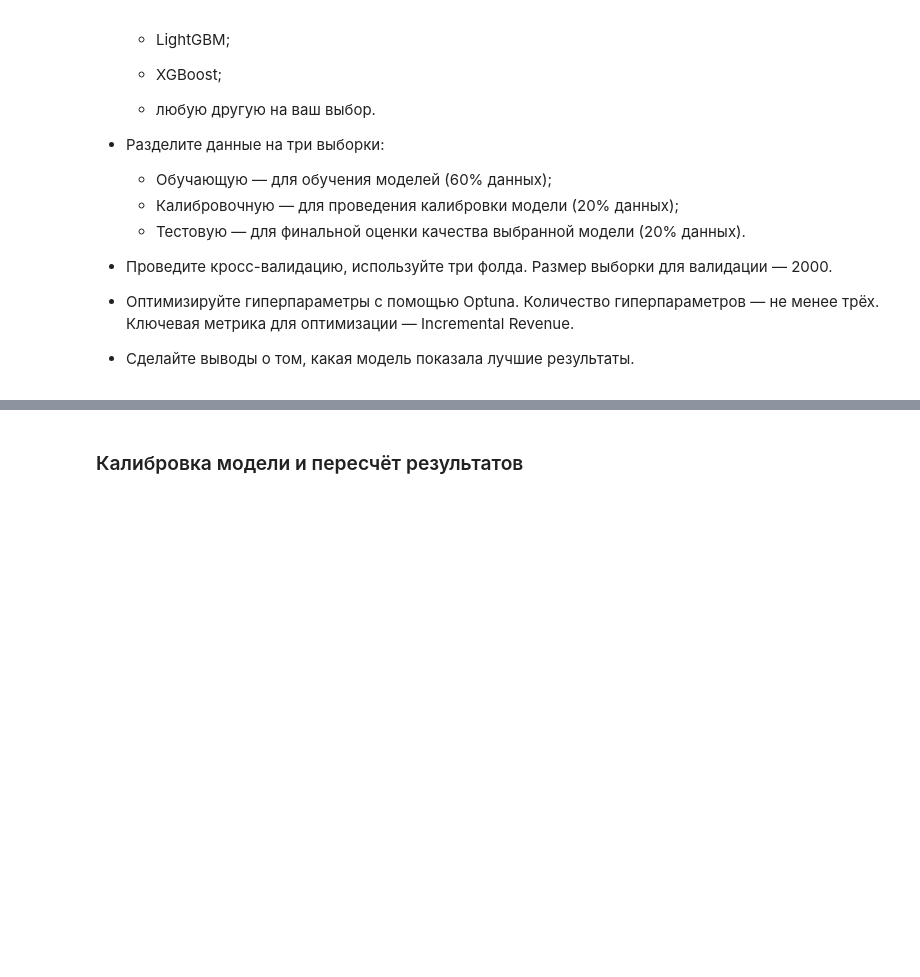
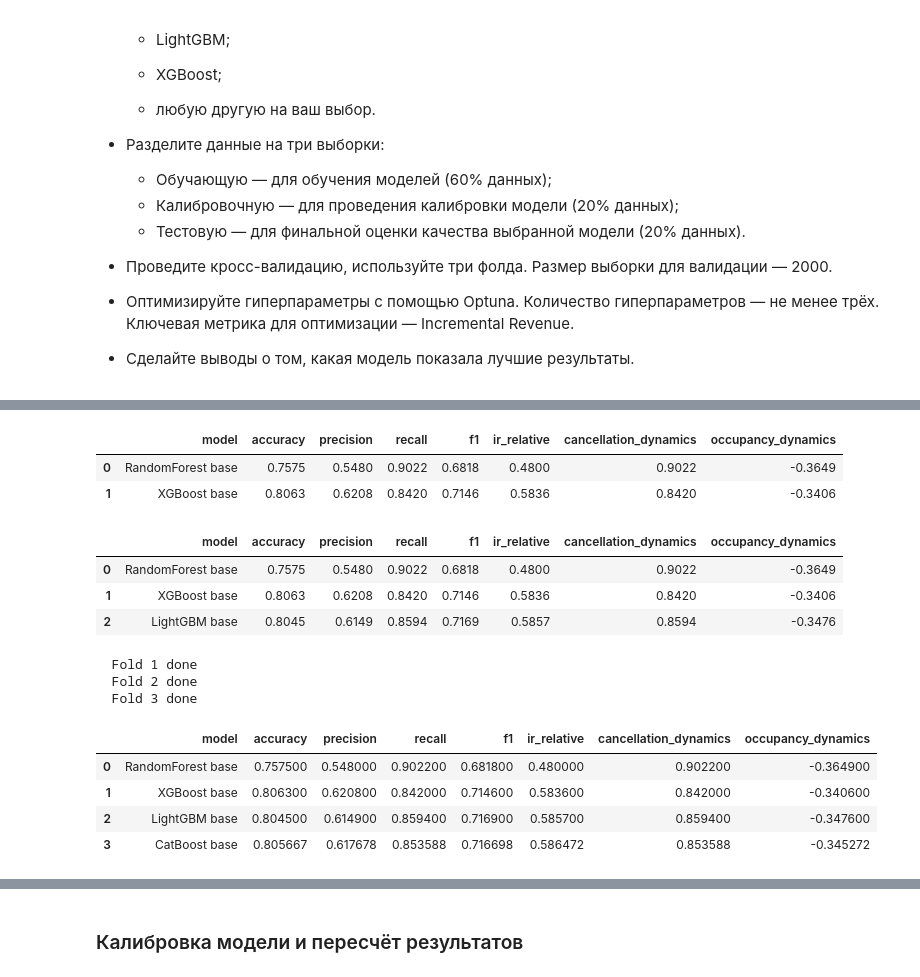
Before and after one commit to TemaQDX/project_module_04_urbanstay, a Jupyter notebook: project_module_04_urbanstay_Artem_Burov.ipynb, the cells around one changed output, grey strips where cells are left out. Saved outputs shown, nothing was run; the diff lists cells and outputs as text; code cells hidden in the pictures; blank space fills up the shorter version.

Commit message:
fit baseline

```diff
--- a/project_module_04_urbanstay_Artem_Burov.ipynb
+++ b/project_module_04_urbanstay_Artem_Burov.ipynb
@@ -1810,7 +1891,7 @@ print(f"Итоговое число признаков: {df_hotel.shape[1]}")
 # ============================================================
 
 def _ir_relative(y_true, y_pred):
-    return incremental_revenue(y_true, y_pred)[1]
+    return incremental_revenue(y_true, y_pred)[0]
 
 def _cancellation_dynamics(y_true, y_pred):
     return cancellation_dynamics(y_true, y_pred)[0]
@@ -1837,4 +1920,8 @@ scorers = {
 # %%
+# В качестве базовых выбираем 4 модели на основе вешающих деревьев: RandomForest, XGBoost, LightGBM, CatBoost
+# ===========================================================================================================
+
+
 # 1. Random  Forest
 
  # Преобразование категориальных признаков One Hot Encoder
@@ -1857,6 +1944,7 @@ model_rfc_base = RandomForestClassifier(
     n_estimators=200,
     max_depth=7,
     min_samples_leaf=10,
+    class_weight = 'balanced',
     max_features='sqrt',
     bootstrap=True,
     n_jobs=-1,
@@ -1936,0 +2013,19 @@ print(f"Сумма: {train_val_size + calib_size + test_size}")
+# %%
+# Кросс-валидация базовой модели XGBoost
+# ---------------------------------------------------------
+cv_results_xgboost_base = cross_validate(
+    estimator=model_xgboost_base,
+    X=X_train_val,
+    y=y_train_val,
+    cv=cv,
+    scoring=scorers,
+    return_train_score=False,
+    n_jobs=-1
+)
+
+df_cv_results = update_metrics_df(metrics_dict=cv_results_xgboost_base, model_name='XGBoost base', df_in=df_cv_results)
+df_cv_results
+# %% [output]
+|  | model | accuracy | precision | recall | f1 | ir_relative | cancellation_dynamics | occupancy_dynamics |
+| 0 | RandomForest base | 0.7575 | 0.5480 | 0.9022 | 0.6818 | 0.4800 | 0.9022 | -0.3649 |
+| 1 | XGBoost base | 0.8063 | 0.6208 | 0.8420 | 0.7146 | 0.5836 | 0.8420 | -0.3406 |
@@ -1936,0 +2049,30 @@ print(f"Сумма: {train_val_size + calib_size + test_size}")
+# %%
+# Кросс-валидация базовой модели LightGBM
+# ---------------------------------------------------------
+cv_results_lightgbm_base = cross_validate(
+    estimator=model_lightgbm_base,
+    X=X_train_val,
+    y=y_train_val,
+    cv=cv,
+    scoring=scorers,
+    return_train_score=False,
+    n_jobs=-1
+)
+
+df_cv_results = update_metrics_df(metrics_dict=cv_results_lightgbm_base, model_name='LightGBM base', df_in=df_cv_results)
+df_cv_results
+# %% [output]
+|  | model | accuracy | precision | recall | f1 | ir_relative | cancellation_dynamics | occupancy_dynamics |
+| 0 | RandomForest base | 0.7575 | 0.5480 | 0.9022 | 0.6818 | 0.4800 | 0.9022 | -0.3649 |
+| 1 | XGBoost base | 0.8063 | 0.6208 | 0.8420 | 0.7146 | 0.5836 | 0.8420 | -0.3406 |
+| 2 | LightGBM base | 0.8045 | 0.6149 | 0.8594 | 0.7169 | 0.5857 | 0.8594 | -0.3476 |
+# %%
+# CatBoost
+
+# Baseline параметры
+params_catboost = {
+    'iterations': 200,
+    'depth': 4,
+    'learning_rate': 0.1,
+    'auto_class_weights': 'Balanced'
+}
@@ -1936,0 +2115,20 @@ print(f"Сумма: {train_val_size + calib_size + test_size}")
+# %%
+df_cv_results = cross_validate_catboost(
+    X=X_train_val,
+    y=y_train_val,
+    cv=cv,
+    params=params_catboost,
+    cat_features=categorical_features,
+    model_name='CatBoost base',
+    df_in=df_cv_results
+)
+df_cv_results
+# %% [output]
+  Fold 1 done
+  Fold 2 done
+  Fold 3 done
+|  | model | accuracy | precision | recall | f1 | ir_relative | cancellation_dynamics | occupancy_dynamics |
+| 0 | RandomForest base | 0.757500 | 0.548000 | 0.902200 | 0.681800 | 0.480000 | 0.902200 | -0.364900 |
+| 1 | XGBoost base | 0.806300 | 0.620800 | 0.842000 | 0.714600 | 0.583600 | 0.842000 | -0.340600 |
+| 2 | LightGBM base | 0.804500 | 0.614900 | 0.859400 | 0.716900 | 0.585700 | 0.859400 | -0.347600 |
+| 3 | CatBoost base | 0.805667 | 0.617678 | 0.853588 | 0.716698 | 0.586472 | 0.853588 | -0.345272 |
```
Also changed, not shown: parts of 18 cells of this notebook, 4 other files.
